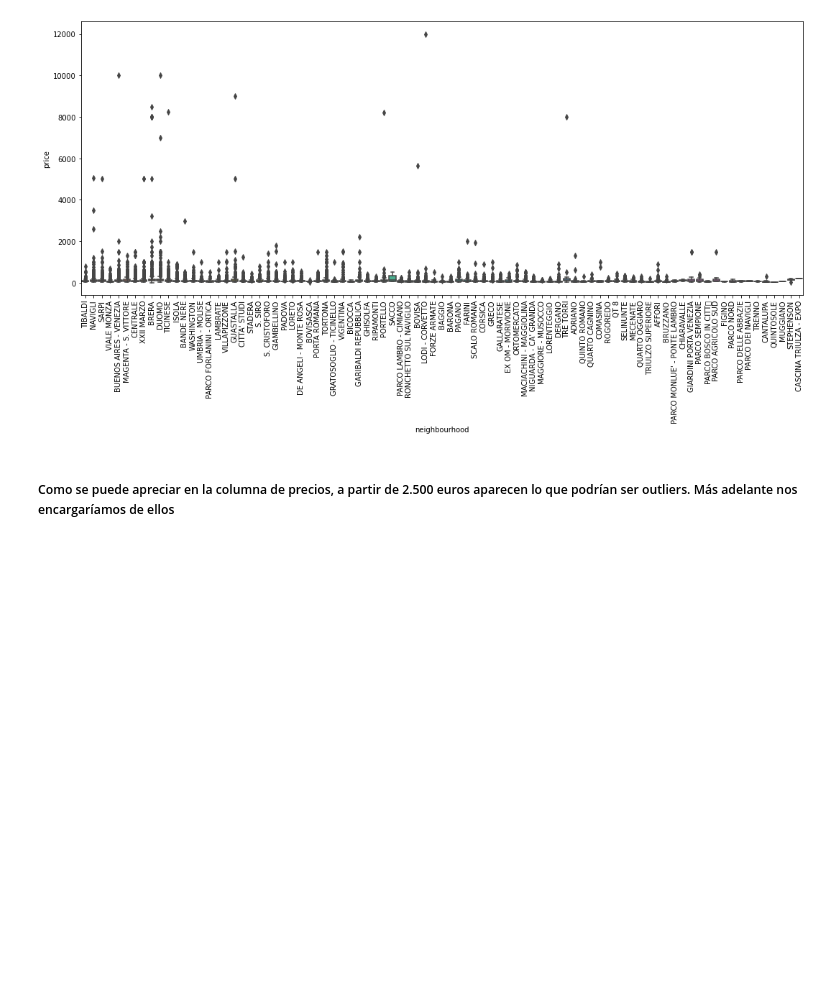
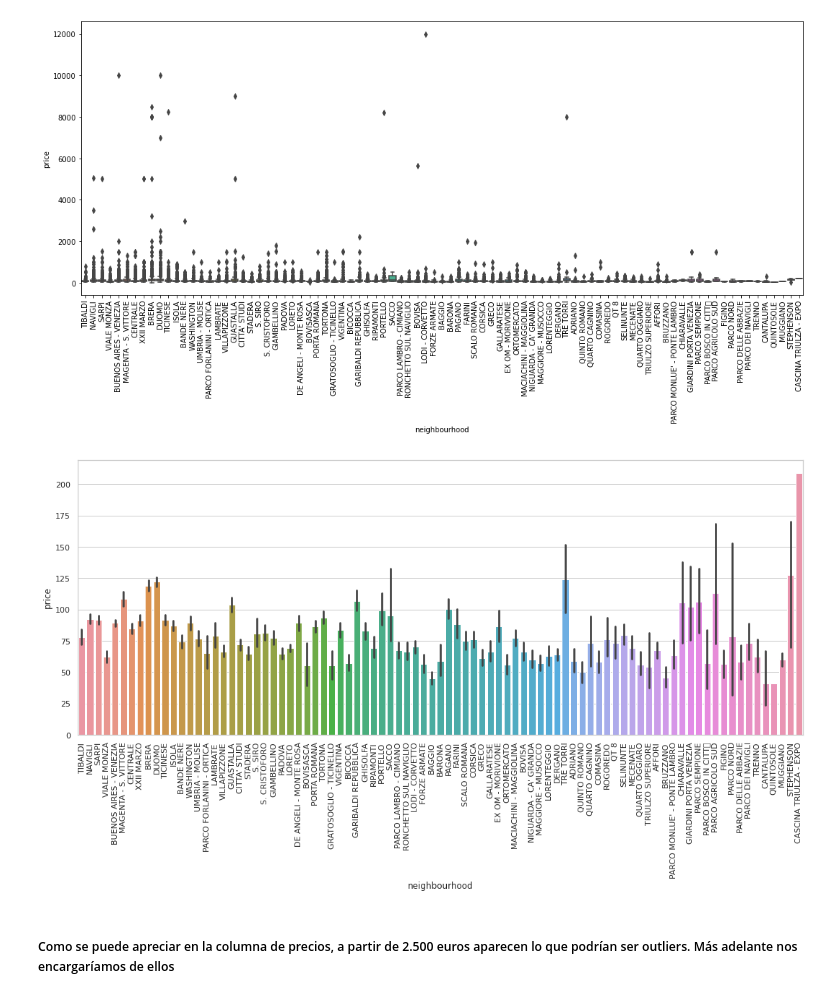
Before and after one commit to Factoria-F5-AI-Bootcamp-1-Edicion/Milan_airbnb, a Jupyter notebook: Milan_airbnb_EDA.ipynb, the cells around one changed output. Saved outputs shown, nothing was run; the diff lists cells and outputs as text; code cells hidden in the pictures; blank space fills up the shorter version.

```diff
--- a/Milan_airbnb_EDA.ipynb
+++ b/Milan_airbnb_EDA.ipynb
@@ -245,6 +245,17 @@ plt.xticks(rotation=90)
 plt.show()
 # %% [output]
 [figure]
+# %%
+#Gráfico de barras con los mismos datos que en el anterior
+fig, ax = plt.subplots(ncols=1, figsize=(18,7))
+sns.set_theme(style="whitegrid")
+
+
+ax = sns.barplot(x="neighbourhood", y="price", data=df[(df["price"]<300)])
+plt.xticks(rotation=90)
+plt.show()
+# %% [output]
+[figure, added]
 # %% [markdown]
 <h5>Como se puede apreciar en la columna de precios, a partir de 2.500 euros aparecen lo que podrían ser outliers. Más adelante nos encargaríamos de ellos </h5>
 # %%
```
Also changed, not shown: parts of 9 cells of this notebook.
